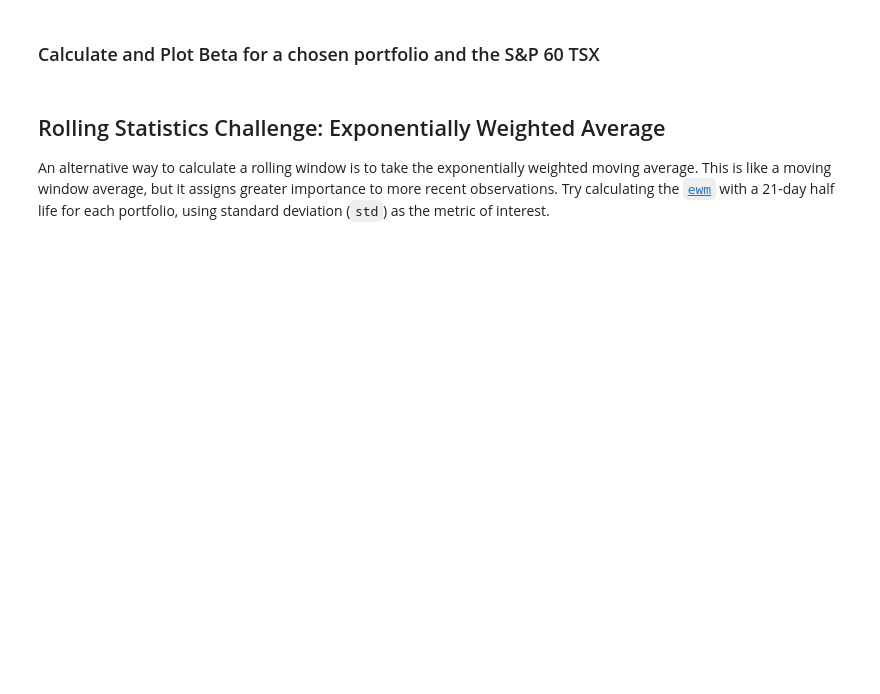
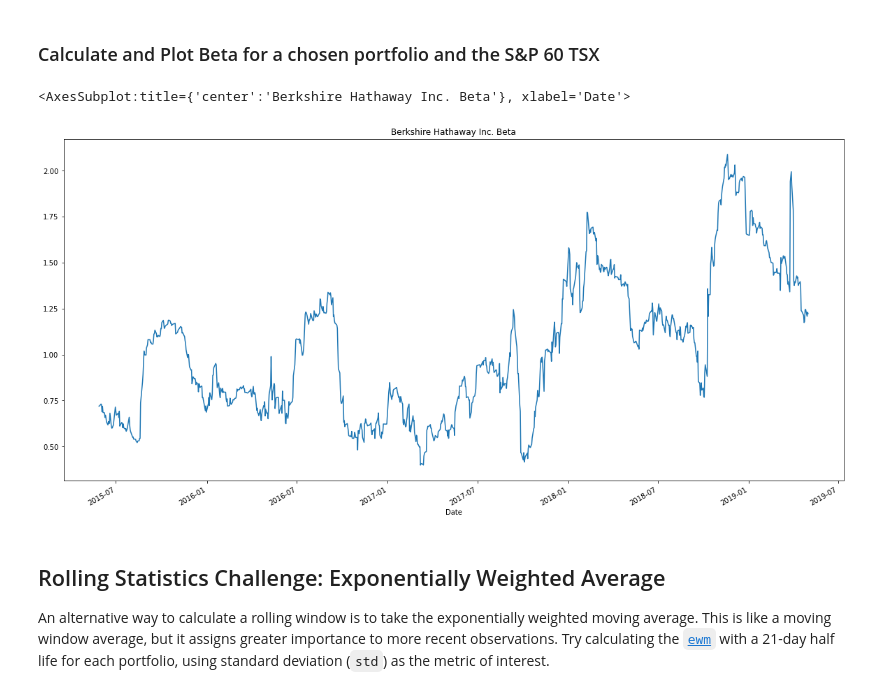
Before and after one commit to nagpalmanpreet/whale-analysis, a Jupyter notebook: whale_analysis.ipynb, the cells around one changed output. Saved outputs shown, nothing was run; the diff lists cells and outputs as text; code cells hidden in the pictures; blank space fills up the shorter version.

```diff
--- a/whale_analysis.ipynb
+++ b/whale_analysis.ipynb
@@ -330,3 +320,18 @@ correlation_df.head()
+# %%
+# Calculate variance of S&P TSX
+rolling_variance = concatenated_df['SP_TSX'].rolling(window=60).var()
+
+# Calculate covariance of a single portfolio
+rolling_covariance = concatenated_df['BERKSHIRE HATHAWAY INC'].rolling(window=60).cov(concatenated_df['SP_TSX'])
+
+# Computing beta
+rolling_beta = rolling_covariance/rolling_variance
+
+# Plot beta trend
+rolling_beta.plot(figsize=(20,10), title = 'Berkshire Hathaway Inc. Beta')
+# %% [output]
+<AxesSubplot:title={'center':'Berkshire Hathaway Inc. Beta'}, xlabel='Date'>
+[figure, added]
 # %% [markdown]
 ## Rolling Statistics Challenge: Exponentially Weighted Average
 
```
Also changed, not shown: parts of 12 cells of this notebook.
